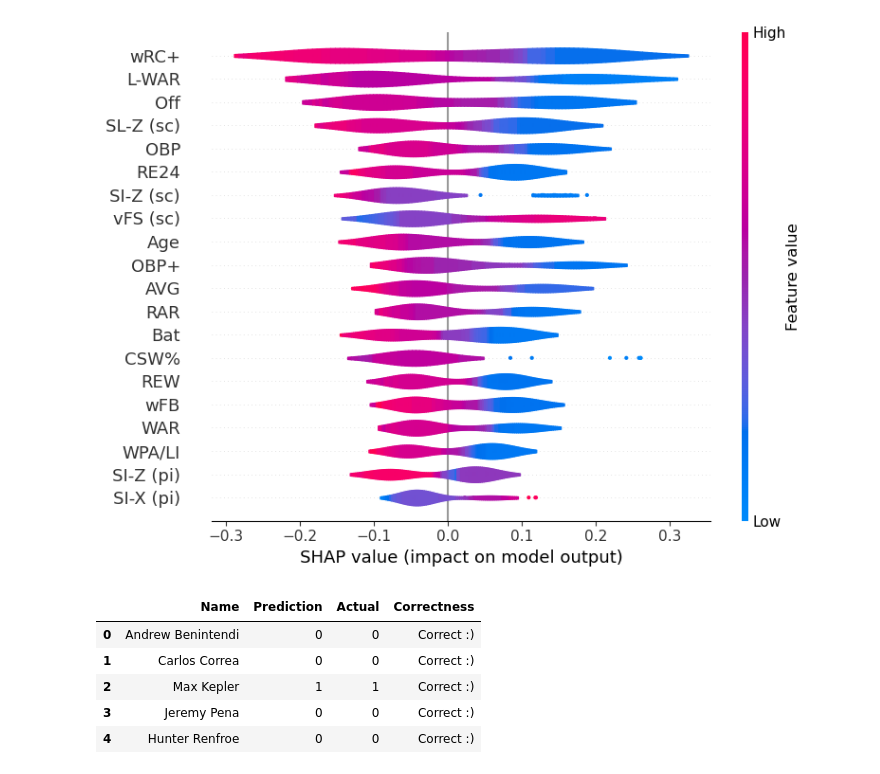
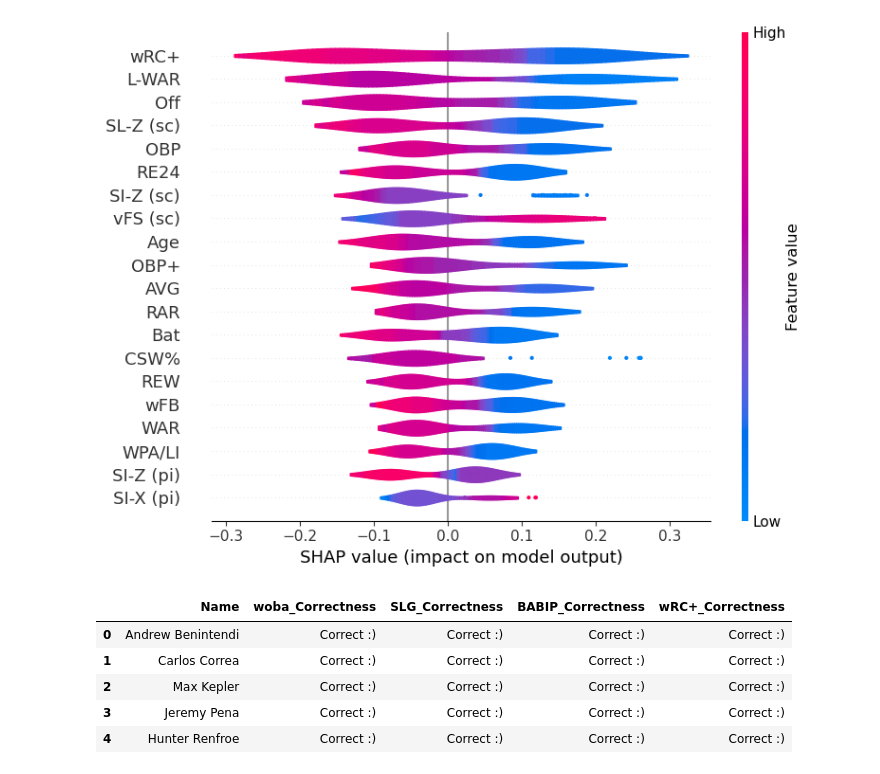
Before and after one commit to PsCushman/baseball-rule-changes, a Jupyter notebook: full_batter_class.ipynb, the cells around one changed output. Drawn from its saved outputs; the diff is of its cells as text; code cells hidden in the pictures.

Commit message:
dash updated, want to add predictions

```diff
--- a/full_batter_class.ipynb
+++ b/full_batter_class.ipynb
@@ -294,3 +268,13 @@ pred_actual_slg.head()
+# %%
+pred_actual_slg = create_predictions_dataframe(result_slg, full_df)
+
+new_columns = {
+    "Prediction": "SLG_Prediction",
+    "Actual": "SLG_Actual",
+    "Correctness": "SLG_Correctness"
+}
+
+pred_actual_slg = pred_actual_slg.rename(columns=new_columns)
 # %%
 result_babip = train_and_evaluate_classifacation_model(batter_babip_df, 'zscore_difference_babip')
 
@@ -331,3 +301,13 @@ pred_actual_babip.head()
+# %%
+pred_actual_babip = create_predictions_dataframe(result_babip, full_df)
+
+new_columns = {
+    "Prediction": "BABIP_Prediction",
+    "Actual": "BABIP_Actual",
+    "Correctness": "BABIP_Correctness"
+}
+
+pred_actual_babip = pred_actual_babip.rename(columns=new_columns)
 # %%
 result_wrc = train_and_evaluate_classifacation_model(batter_wrc_df, 'zscore_difference_wrc+')
 
@@ -351,17 +331,30 @@ plt.show()
 # %% [output]
 No data for colormapping provided via 'c'. Parameters 'vmin', 'vmax' will be ignored
 [figure]
-# %%
-pred_actual_wrc = create_predictions_dataframe(result_wrc, full_df)
-
-# Write the DataFrame to a CSV file
-pred_actual_wrc.to_csv('predictions_wrc.csv', index=False)
-
-pred_actual_wrc.head()
-# %% [output]
-|  | Name | Prediction | Actual | Correctness |
-| 0 | Andrew Benintendi | 0 | 0 | Correct :) |
-| 1 | Carlos Correa | 0 | 0 | Correct :) |
-| 2 | Max Kepler | 1 | 1 | Correct :) |
-| 3 | Jeremy Pena | 0 | 0 | Correct :) |
-| 4 | Hunter Renfroe | 0 | 0 | Correct :) |
+# %%
+pred_actual_wrc = create_predictions_dataframe(result_wrc, full_df)
+
+new_columns = {
+    "Prediction": "wRC+_Prediction",
+    "Actual": "wRC+_Actual",
+    "Correctness": "wRC+_Correctness"
+}
+
+pred_actual_wrc = pred_actual_wrc.rename(columns=new_columns)
+# %%
+# Merge the DataFrames on the "Name" column
+merged_df = pd.merge(pred_actual_woba, pred_actual_slg, on="Name")
+merged_df = pd.merge(merged_df, pred_actual_babip, on="Name")
+merged_df = pd.merge(merged_df, pred_actual_wrc, on="Name")
+
+verdict_df = merged_df.drop(["wOBA_Prediction", "wOBA_Actual", "SLG_Prediction", "SLG_Actual",
+                             "BABIP_Prediction", "BABIP_Actual", "wRC+_Prediction", "wRC+_Actual"], axis=1)
+
+verdict_df.head()
+# %% [output]
+|  | Name | woba_Correctness | SLG_Correctness | BABIP_Correctness | wRC+_Correctness |
+| 0 | Andrew Benintendi | Correct :) | Correct :) | Correct :) | Correct :) |
+| 1 | Carlos Correa | Correct :) | Correct :) | Correct :) | Correct :) |
+| 2 | Max Kepler | Correct :) | Correct :) | Correct :) | Correct :) |
+| 3 | Jeremy Pena | Correct :) | Correct :) | Correct :) | Correct :) |
+| 4 | Hunter Renfroe | Correct :) | Correct :) | Correct :) | Correct :) |
```
Also changed, not shown: parts of 7 cells of this notebook, 7 other files.
